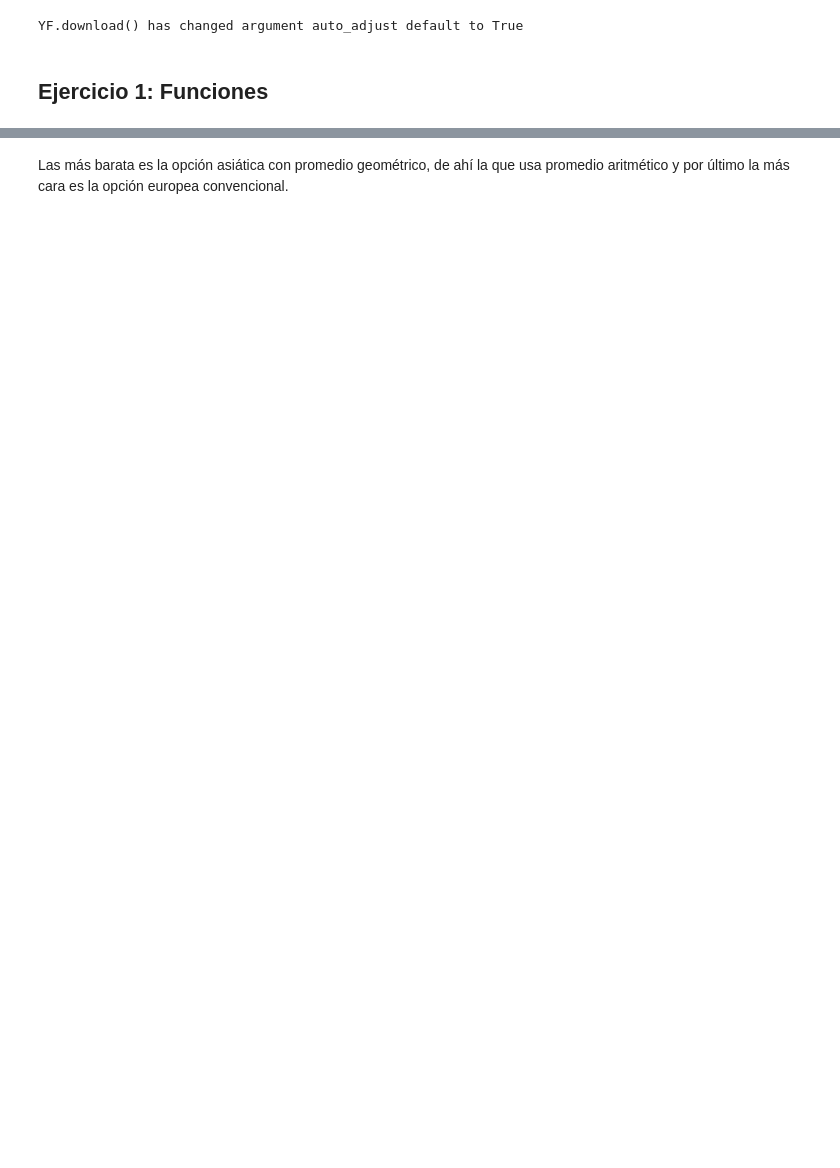
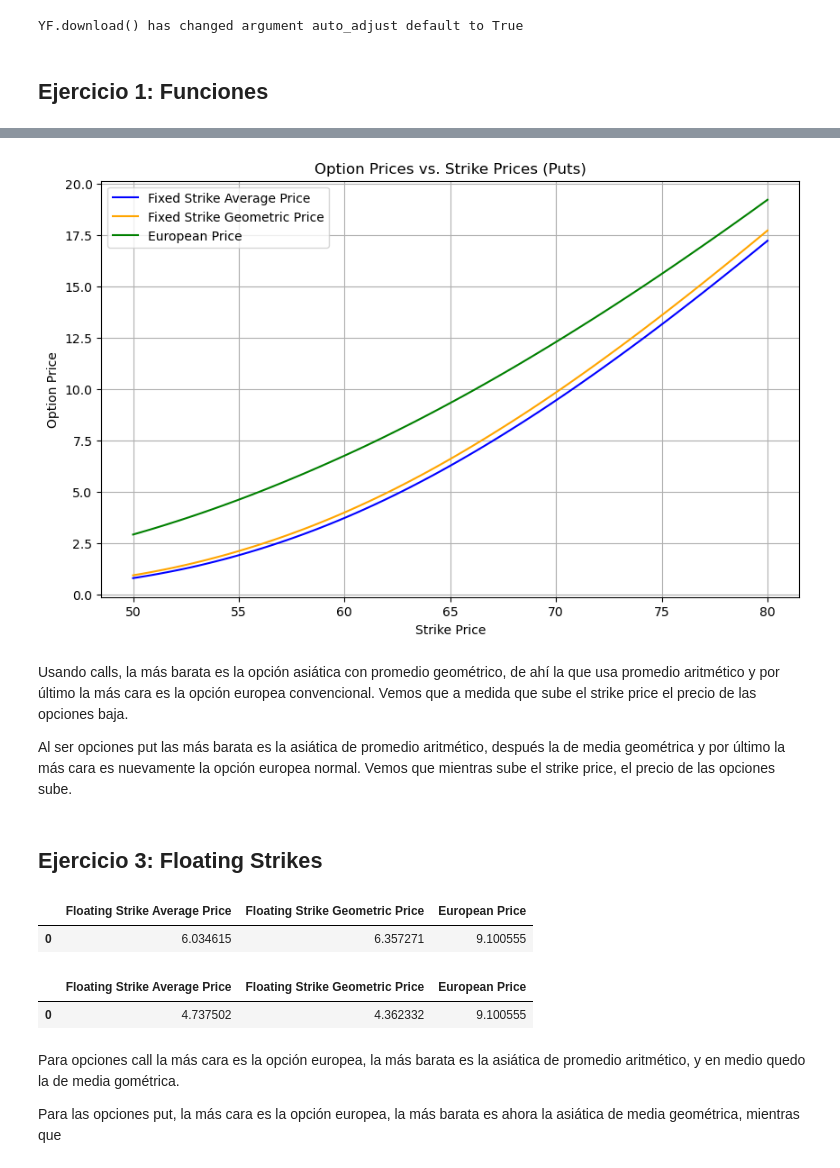
Before and after one commit to LuisMB09/sim_procesos_financieros, a Jupyter notebook: 10 - Opciones asiáticas.ipynb, the cells around one changed output, grey strips where cells are left out. Saved outputs shown, nothing was run; the diff lists cells and outputs as text; code cells hidden in the pictures; blank space fills up the shorter version.

```diff
--- a/10 - Opciones asiáticas.ipynb
+++ b/10 - Opciones asiáticas.ipynb
@@ -142,2 +136,25 @@ plt.show()
+# %%
+strikes = np.linspace(50, 80, 100)
+
+fs_avg_price = [get_price__fixed_strike__average_price(simulated_prices, K, r, T, 'put') for K in strikes]
+fs_geom_price = [get_price__fixed_strike__geometric_price(simulated_prices, K, r, T, 'put') for K in strikes]
+eu_price = [get_price__european(simulated_prices, K, r, T, 'put') for K in strikes]
+
+plt.figure(figsize=(10, 6))
+plt.plot(strikes, fs_avg_price, label='Fixed Strike Average Price', color='blue')
+plt.plot(strikes, fs_geom_price, label='Fixed Strike Geometric Price', color='orange')
+plt.plot(strikes, eu_price, label='European Price', color='green')
+plt.title('Option Prices vs. Strike Prices (Puts)')
+plt.xlabel('Strike Price')
+plt.ylabel('Option Price')
+plt.legend()
+plt.grid()
+plt.show()
+# %% [output]
+[figure, added]
 # %% [markdown]
-Las más barata es la opción asiática con promedio geométrico, de ahí la que usa promedio aritmético y por último la más cara es la opción europea convencional.
+Usando calls, la más barata es la opción asiática con promedio geométrico, de ahí la que usa promedio aritmético y por último la más cara es la opción europea convencional. Vemos que a medida que sube el strike price el precio de las opciones baja.
+
+Al ser opciones put las más barata es la asiática de promedio aritmético, después la de media geométrica y por último la más cara es nuevamente la opción europea normal. Vemos que mientras sube el strike price, el precio de las opciones sube.
+# %% [markdown]
+## Ejercicio 3: Floating Strikes
@@ -143,0 +181,14 @@ Las más barata es la opción asiática con promedio geométrico, de ahí la que
+# %%
+calls
+# %% [output]
+|  | Floating Strike Average Price | Floating Strike Geometric Price | European Price |
+| 0 | 6.034615 | 6.357271 | 9.100555 |
+# %%
+puts
+# %% [output]
+|  | Floating Strike Average Price | Floating Strike Geometric Price | European Price |
+| 0 | 4.737502 | 4.362332 | 9.100555 |
+# %% [markdown]
+Para opciones call la más cara es la opción europea, la más barata es la asiática de promedio aritmético, y en medio quedo la de media gométrica.
+
+Para las opciones put, la más cara es la opción europea, la más barata es ahora la asiática de media geométrica, mientras que
```
Also changed, not shown: parts of 11 cells of this notebook.
